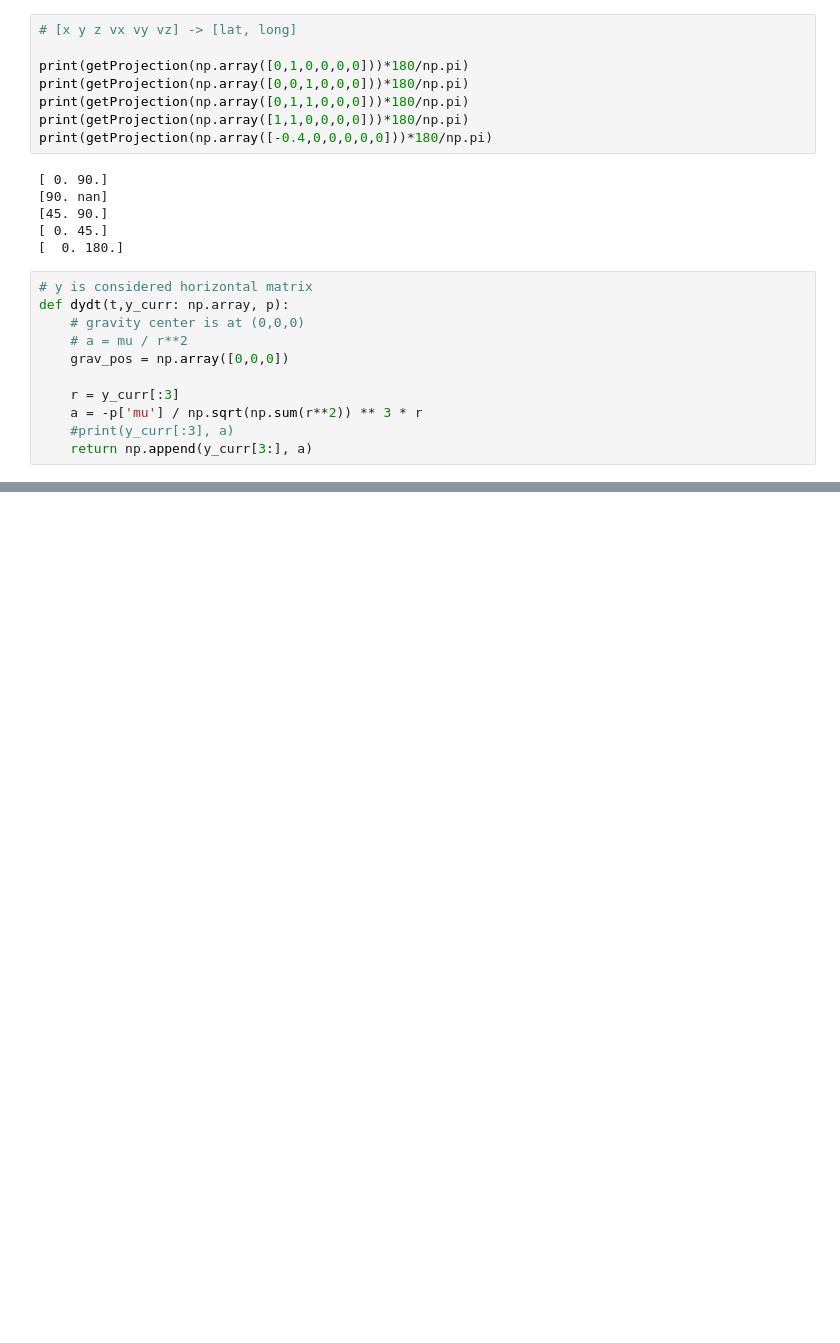
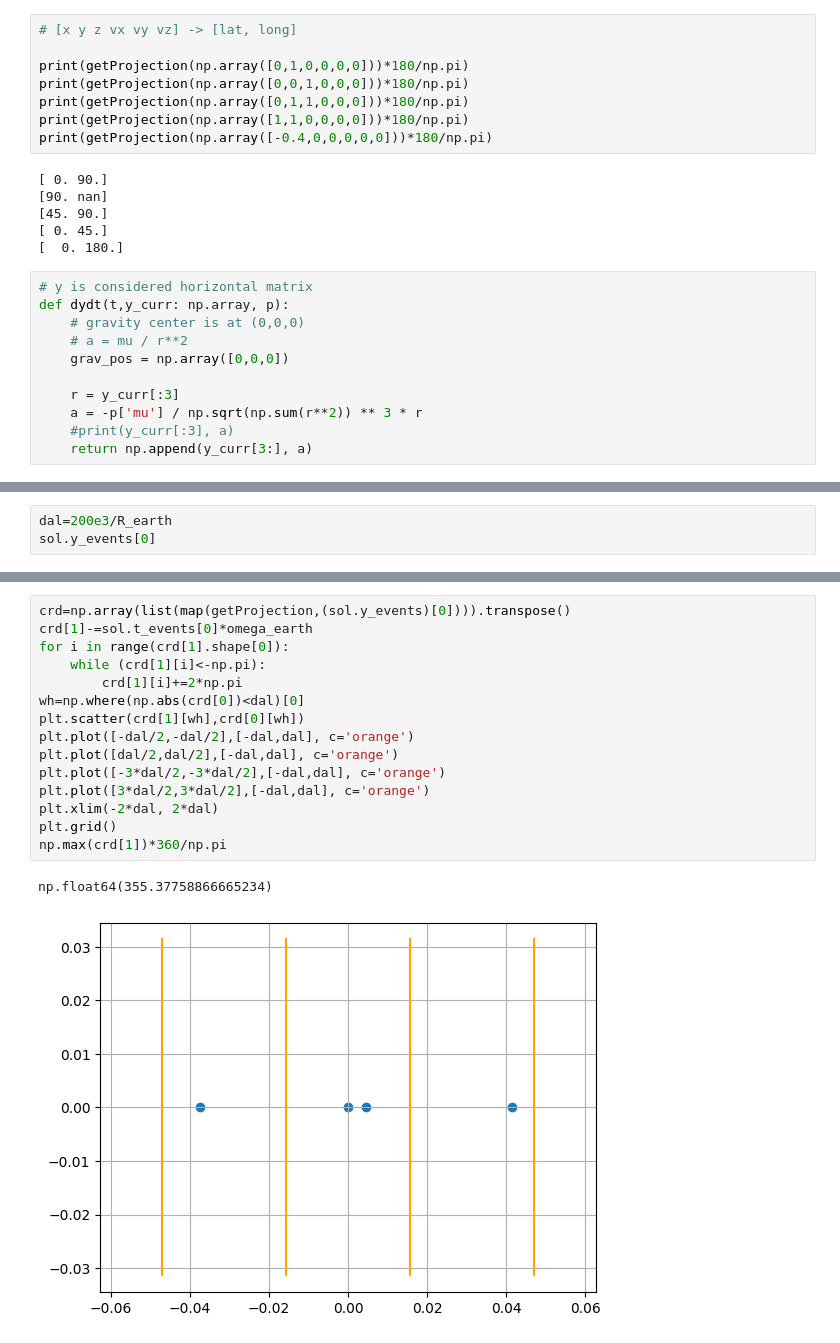
Before and after one commit to Daniil10001/DreamSpace_space-hackathon-2025, a Jupyter notebook: Problem_2/main.ipynb, the cells around one changed output, grey strips where cells are left out. Saved outputs shown, nothing was run; the diff lists cells and outputs as text; blank space fills up the shorter version.

```diff
--- a/Problem_2/main.ipynb
+++ b/Problem_2/main.ipynb
@@ -99,0 +119,3 @@ np.float64(338.4309415057479)
+# %%
+dal=200e3/R_earth
+sol.y_events[0]
@@ -99,0 +140,18 @@ np.float64(338.4309415057479)
+# %%
+crd=np.array(list(map(getProjection,(sol.y_events)[0]))).transpose()
+crd[1]-=sol.t_events[0]*omega_earth
+for i in range(crd[1].shape[0]):
+    while (crd[1][i]<-np.pi):
+        crd[1][i]+=2*np.pi
+wh=np.where(np.abs(crd[0])<dal)[0]
+plt.scatter(crd[1][wh],crd[0][wh])
+plt.plot([-dal/2,-dal/2],[-dal,dal], c='orange')
+plt.plot([dal/2,dal/2],[-dal,dal], c='orange')
+plt.plot([-3*dal/2,-3*dal/2],[-dal,dal], c='orange')
+plt.plot([3*dal/2,3*dal/2],[-dal,dal], c='orange')
+plt.xlim(-2*dal, 2*dal)
+plt.grid()
+np.max(crd[1])*360/np.pi
+# %% [output]
+np.float64(355.37758866665234)
+[figure, added]
```
Also changed, not shown: parts of 13 cells of this notebook, 3 other files.
